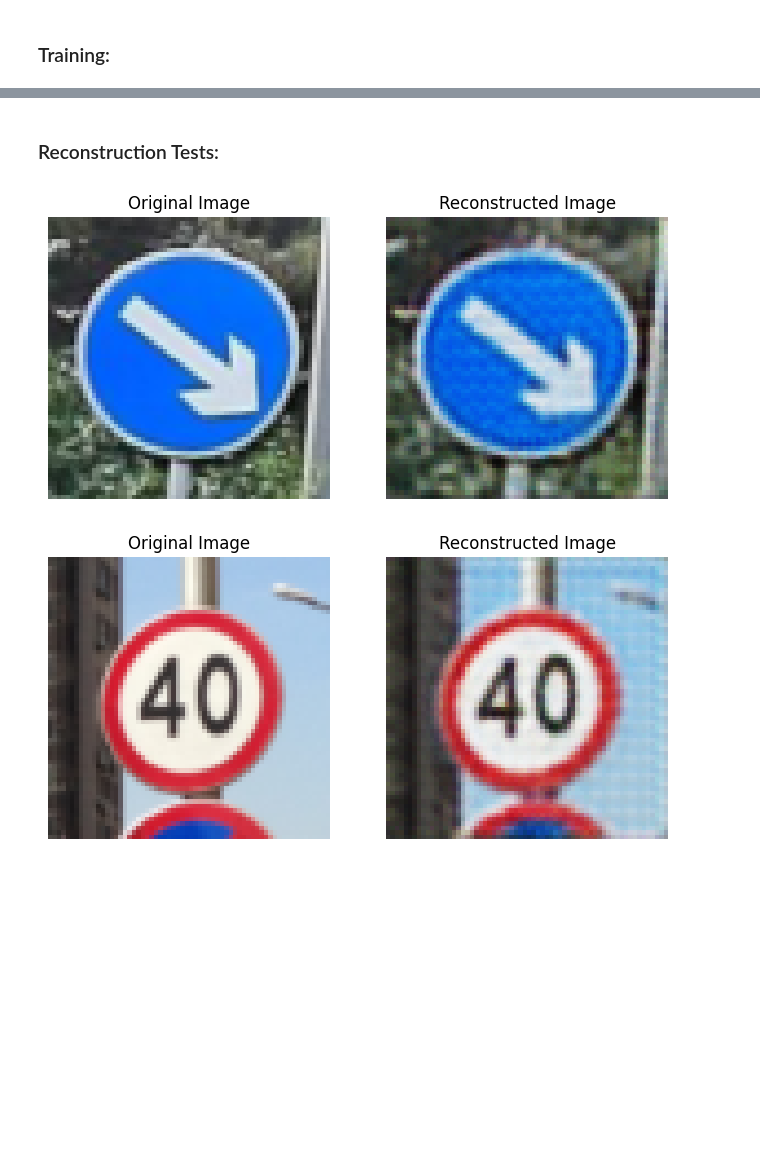
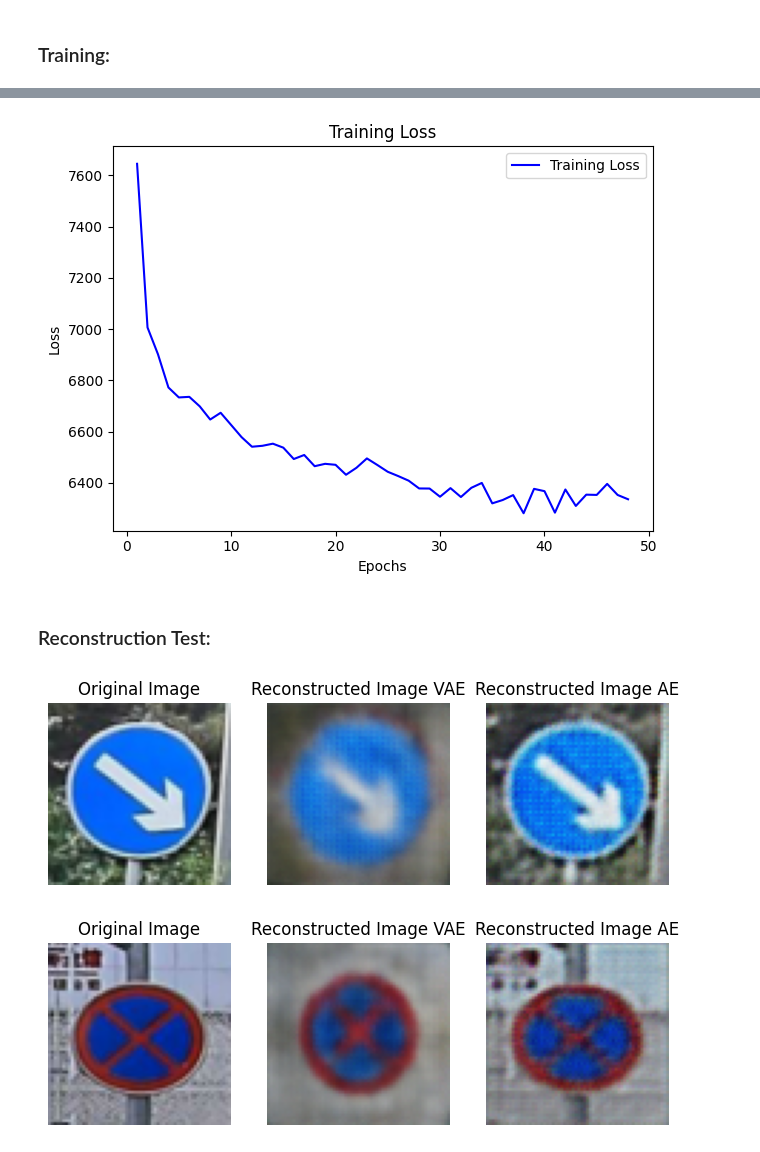
Before and after one commit to Norbert-Podgorski/ML-Exploration-Projects, a Jupyter notebook: Variational_Autoencoder/AE_and_VAE.ipynb, the cells around one changed output, grey strips where cells are left out. Drawn from its saved outputs; the diff is of its cells as text; code cells hidden in the pictures; blank space fills up the shorter version.

Commit message:
Variational Autoencoder and tests

```diff
--- a/Variational_Autoencoder/AE_and_VAE.ipynb
+++ b/Variational_Autoencoder/AE_and_VAE.ipynb
@@ -120,7 +123,7 @@ early_stopping = EarlyStopping(
 ### Training:
 # %%
 trainer = pl.Trainer(max_epochs=20, callbacks=[early_stopping], log_every_n_steps=1)
-trainer.fit(autoencoder, train_loader)
+trainer.fit(ae, train_loader)
 # %% [output]
 INFO:pytorch_lightning.utilities.rank_zero:GPU available: False, used: False
 INFO:pytorch_lightning.utilities.rank_zero:TPU available: False, using: 0 TPU cores
@@ -163,0 +272,8 @@ plt.show()
+# %%
+early_stopping = EarlyStopping(
+            monitor='train_loss',
+            min_delta=10,
+            patience=10,
+            verbose=True,
+            mode='min'
+)
@@ -163,0 +282,3 @@ plt.show()
+# %%
+trainer = pl.Trainer(max_epochs=50, callbacks=[early_stopping], log_every_n_steps=1)
+trainer.fit(vae, train_loader)
@@ -164,46 +321,64 @@ plt.show()
+# %%
+train_loss = vae.metrics['train_loss']
+epochs = range(1, len(train_loss) + 1)
+
+plt.plot(epochs, train_loss, 'b-', label='Training Loss')
+plt.title('Training Loss')
+plt.xlabel('Epochs')
+plt.ylabel('Loss')
+plt.legend()
+
+plt.tight_layout()
+plt.show()
+# %% [output]
+[figure, added]
 # %% [markdown]
-### Reconstruction Tests:
+### Reconstruction Test:
 # %%
 from PIL import Image
 
-def load_and_preprocess_image(image_path, transform):
+def load_and_preprocess_image(image_path: Path, transform: transforms.Compose) -> torch.Tensor:
     image = Image.open(image_path).convert('RGB')
-    image = transform(image)
-    image = torch.unsqueeze(image, 0)
-    return image
+    image_transformed = transform(image)
+    return torch.unsqueeze(image_transformed, 0)
 
-def reconstruct_image(image_path, transform):
+def reconstruct_image(image_path: Path, transform: transforms.Compose) -> None:
     image = load_and_preprocess_image(image_path, transform)
 
     with torch.no_grad():
-        reconstructions = autoencoder(image)
+        reconstruction_ae = ae(image)
+        reconstruction_vae = vae(image)[0]
 
     original_img = image.squeeze(0).permute(1, 2, 0).numpy()
-    reconstructed_img = reconstructions.squeeze(0).permute(1, 2, 0).numpy()
+    reconstructed_img_ae = reconstruction_ae.squeeze(0).permute(1, 2, 0).numpy()
+    reconstructed_img_vae = reconstruction_vae.squeeze(0).permute(1, 2, 0).numpy()
 
-    fig, axes = plt.subplots(1, 2, figsize=(8, 4))
+    fig, axes = plt.subplots(1, 3, figsize=(8, 4))
     axes[0].imshow(original_img)
     axes[0].set_title('Original Image')
     axes[0].axis('off')
-    axes[1].imshow(reconstructed_img)
-    axes[1].set_title('Reconstructed Image')
+    axes[1].imshow(reconstructed_img_vae)
+    axes[1].set_title('Reconstructed Image VAE')
     axes[1].axis('off')
+    axes[2].imshow(reconstructed_img_ae)
+    axes[2].set_title('Reconstructed Image AE')
+    axes[2].axis('off')
     plt.show()
 
 
-
-autoencoder.eval()
+ae.eval()
+vae.eval()
 
 transform = transforms.Compose([
     transforms.Resize((64, 64)),
     transforms.ToTensor()
 ])
 
 image_path = dataset_path / "Test"/ "026_1_0007_1_j.png"
+image_path_2 = dataset_path / "Test"/ "054_1_0011_1_j.png"
+
 reconstruct_image(image_path, transform)
-
-image_path = dataset_path / "Test"/ "003_0001_j.png"
-reconstruct_image(image_path, transform)
+reconstruct_image(image_path_2, transform)
 # %% [output]
-[figure, old version]
+[figure, new version]
-[figure, old version]
+[figure, new version]
```
Also changed, not shown: parts of 12 cells of this notebook.
